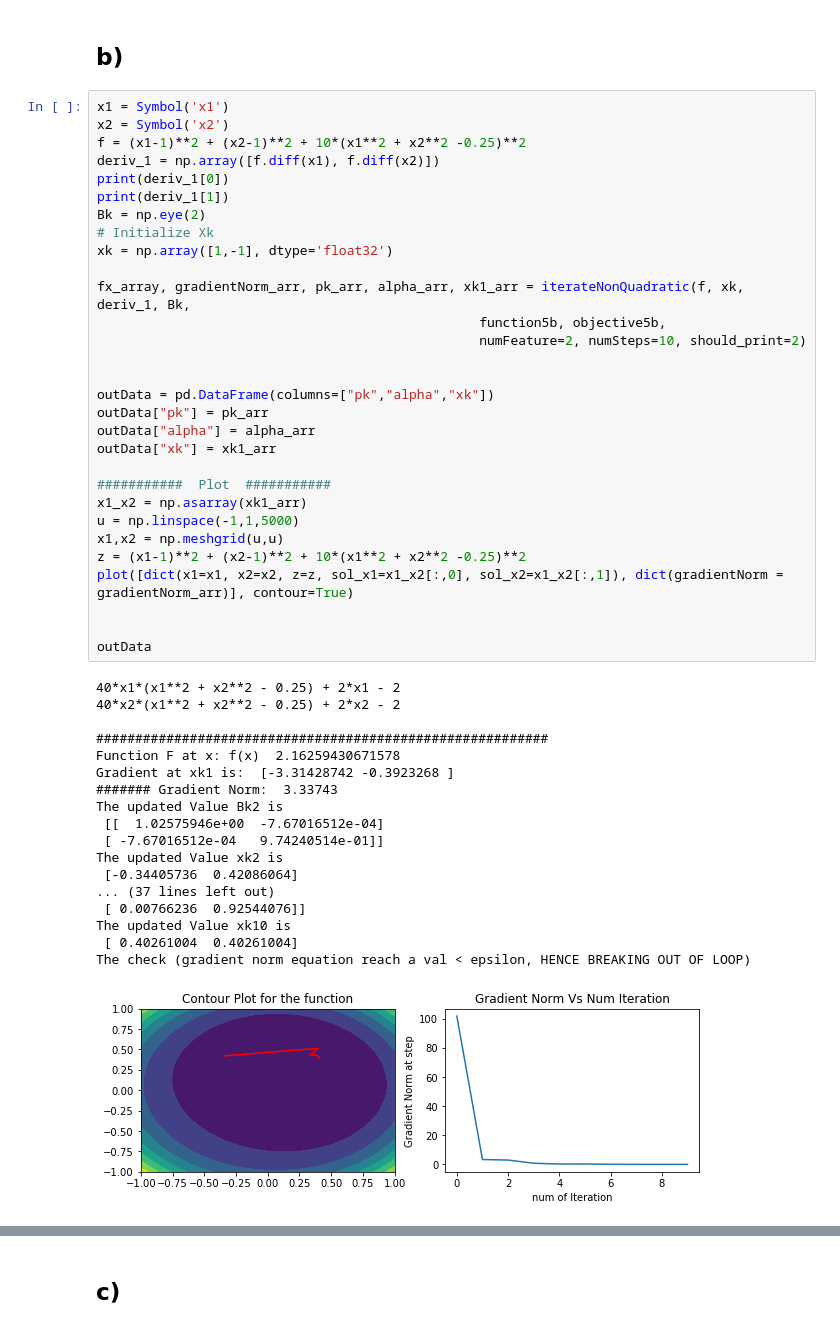
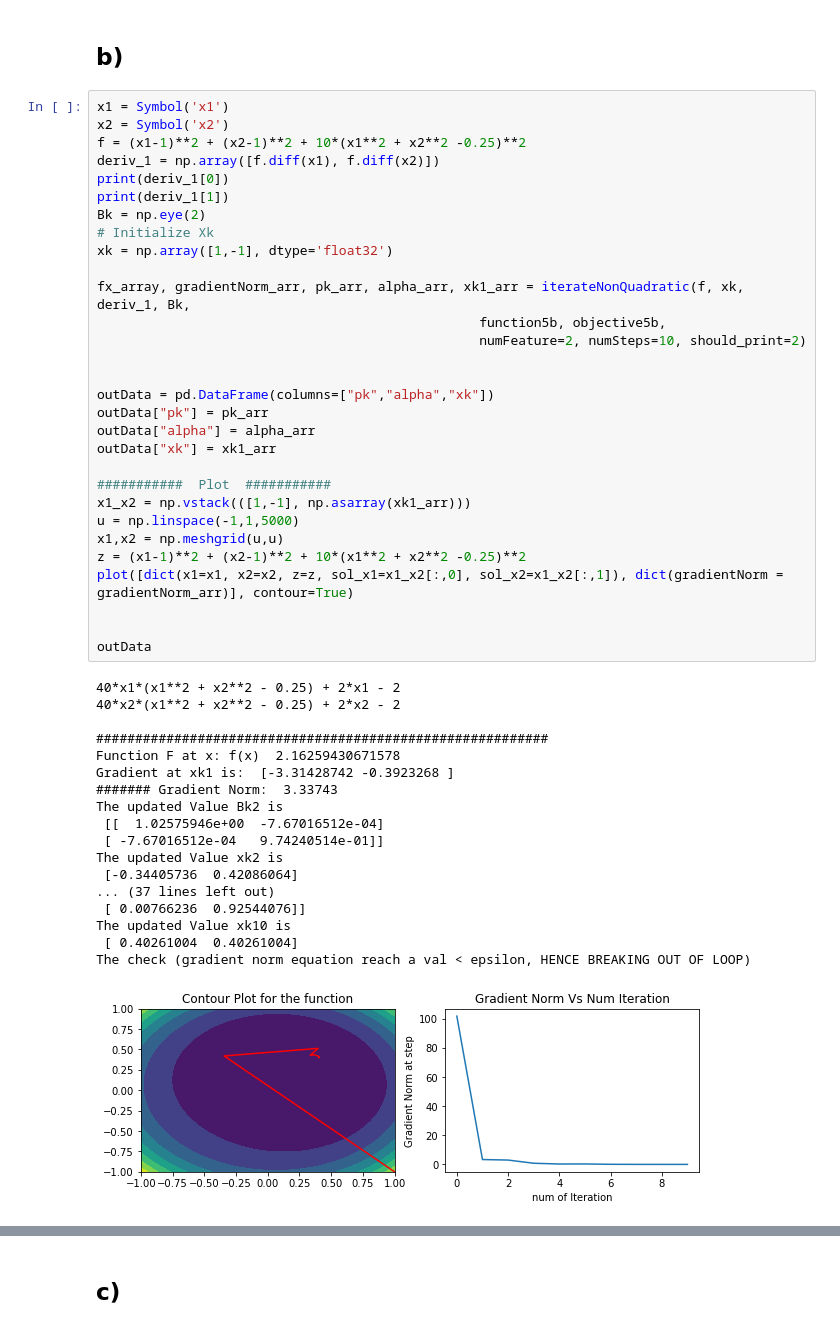
Before and after one commit to Sardhendu/Optimization, a Jupyter notebook: BFGS.ipynb, the cells around one changed output, grey strips where cells are left out. Saved outputs shown, nothing was run; the diff lists cells and outputs as text.

```diff
--- a/BFGS.ipynb
+++ b/BFGS.ipynb
@@ -592,35 +592,35 @@ outData = pd.DataFrame(columns=["pk","alpha","xk"])
 outData["pk"] = pk_arr
 outData["alpha"] = alpha_arr
 outData["xk"] = xk1_arr
 
 ###########  Plot  ###########
-x1_x2 = np.asarray(xk1_arr)
+x1_x2 = np.vstack(([1,-1], np.asarray(xk1_arr)))
 u = np.linspace(-1,1,5000)
 x1,x2 = np.meshgrid(u,u)
 z = (x1-1)**2 + (x2-1)**2 + 10*(x1**2 + x2**2 -0.25)**2
 plot([dict(x1=x1, x2=x2, z=z, sol_x1=x1_x2[:,0], sol_x2=x1_x2[:,1]), dict(gradientNorm = gradientNorm_arr)], contour=True)
 
 
 outData
 # %% [output]
 40*x1*(x1**2 + x2**2 - 0.25) + 2*x1 - 2
 40*x2*(x1**2 + x2**2 - 0.25) + 2*x2 - 2
 
 ##########################################################
 Function F at x: f(x)  2.16259430671578
 Gradient at xk1 is:  [-3.31428742 -0.3923268 ]
 ####### Gradient Norm:  3.33743
 The updated Value Bk2 is
  [[  1.02575946e+00  -7.67016512e-04]
  [ -7.67016512e-04   9.74240514e-01]]
 The updated Value xk2 is
  [-0.34405736  0.42086064]
 ... (37 lines left out)
  [ 0.00766236  0.92544076]]
 The updated Value xk10 is
  [ 0.40261004  0.40261004]
 The check (gradient norm equation reach a val < epsilon, HENCE BREAKING OUT OF LOOP)
-[figure, old version]
+[figure, new version]
 |  | pk | alpha | xk |
 | 0 | [-70.0, 74.0] | 0.019201 | [-0.344057359429, 0.42086063711] |
 | 1 | [3.23136017218, 0.40524419069] | 0.229365 | [0.39710229629, 0.513809311616] |
```
Also changed, not shown: parts of 5 cells of this notebook, 1 other file.
